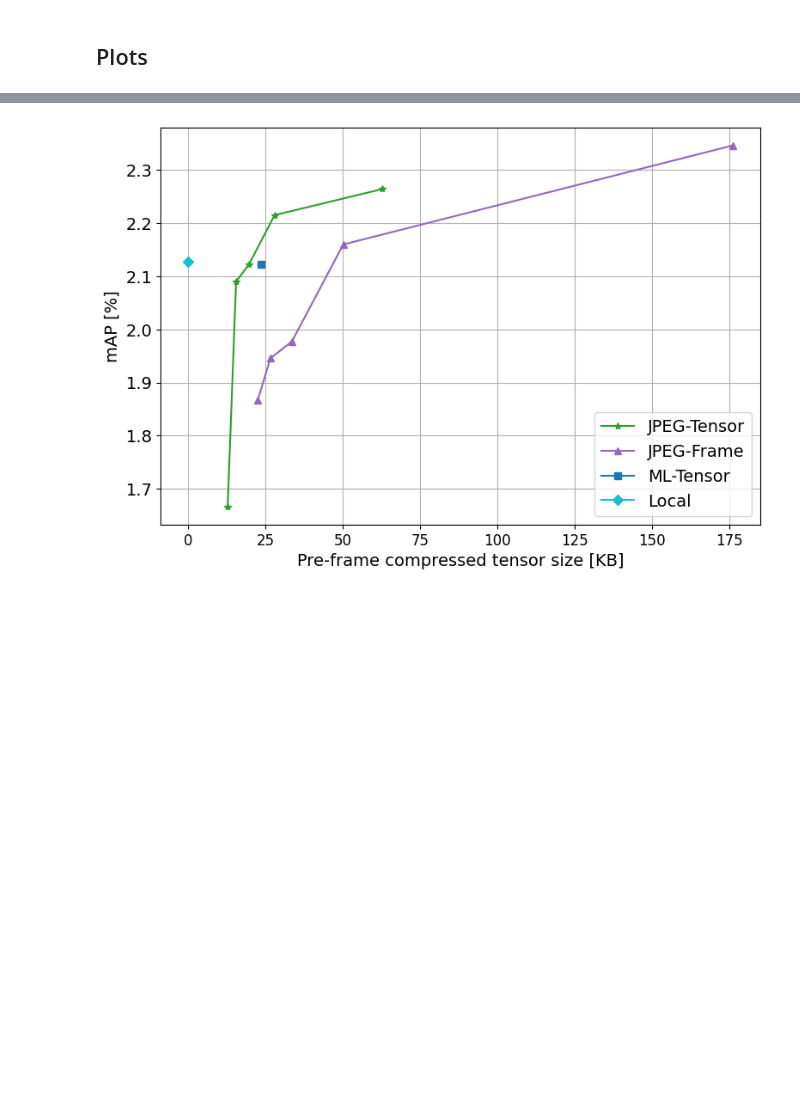
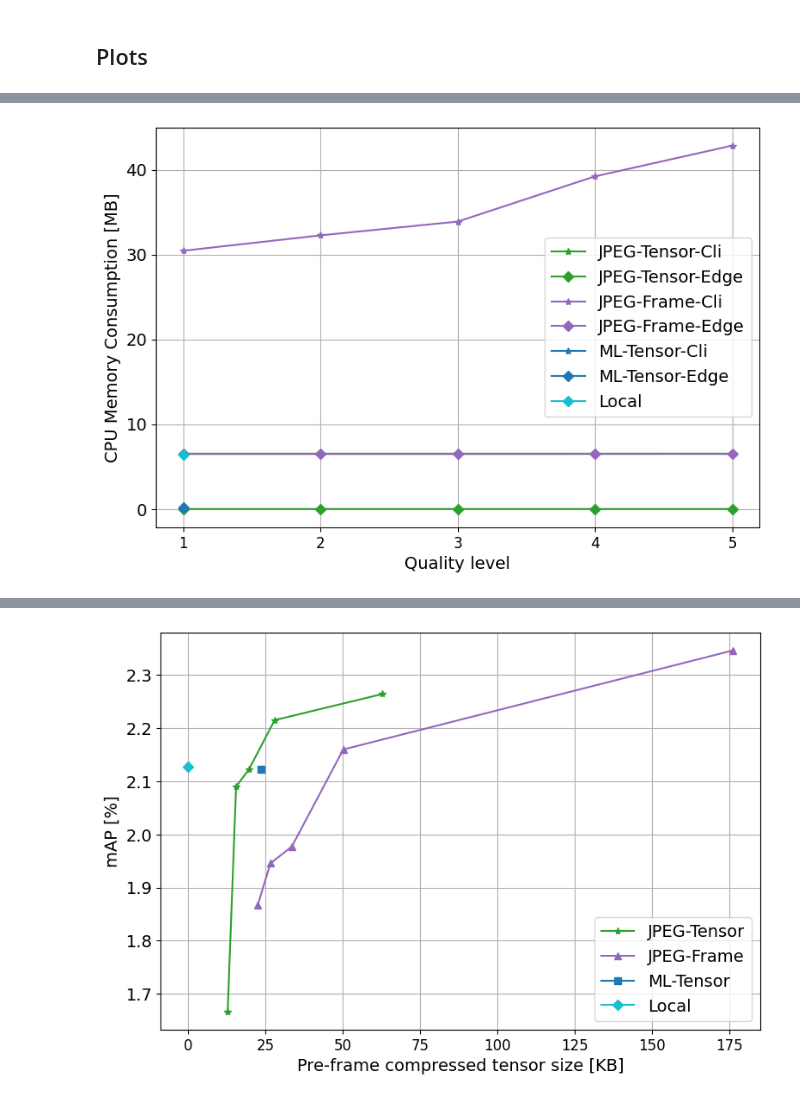
Before and after one commit to Rexyyj/split_DNN_framework, a Jupyter notebook: plots/plot.ipynb, the cells around one changed output, grey strips where cells are left out. Saved outputs shown, nothing was run; the diff lists cells and outputs as text; code cells hidden in the pictures; blank space fills up the shorter version.

Commit message:
update plot

```diff
--- a/plots/plot.ipynb
+++ b/plots/plot.ipynb
@@ -128,0 +347,26 @@ tensor_ml_network_mean = np.array(tensor_ml_network_mean)
+# %%
+fig, ax1 = plt.subplots(figsize=(9, 6))
+
+x_real = np.arange(1,6)
+
+ax1.plot(x_real,tensor_jpeg_cpumemCli_mean, "*-", label="JPEG-Tensor-Cli"  ,color="tab:green" )
+ax1.plot(x_real,tensor_jpeg_cpumemEdge_mean, "D-", label="JPEG-Tensor-Edge"  ,color="tab:green" )
+
+ax1.plot(x_real,frame_jpeg_cpumemCli_mean, "*-", label="JPEG-Frame-Cli"  ,color="tab:purple" )
+ax1.plot(x_real,frame_jpeg_cpumemEdge_mean, "D-", label="JPEG-Frame-Edge"  ,color="tab:purple" )
+
+ax1.plot(1,tensor_ml_cpumemCli_mean, "*-", label="ML-Tensor-Cli"  ,color="tab:blue" )
+ax1.plot(1,tensor_ml_cpumemEdge_mean, "D-", label="ML-Tensor-Edge"  ,color="tab:blue" )
+
+ax1.plot(1,df_frame_local_resource["cpu_cli_mem_mean"].mean(), "D-", label="Local"  ,color="tab:cyan" )
+
+ax1.set_ylabel("CPU Memory Consumption [MB]")
+ax1.set_xlabel('Quality level')
+# ax1.set_yscale("log")
+ax1.set_xticks(x_real, x_real)
+ax1.legend()
+ax1.autoscale(axis="x",tight=False)
+ax1.grid()
+fig.show()
+# %% [output]
+[figure, added]
```
Also changed, not shown: parts of 14 cells of this notebook.
